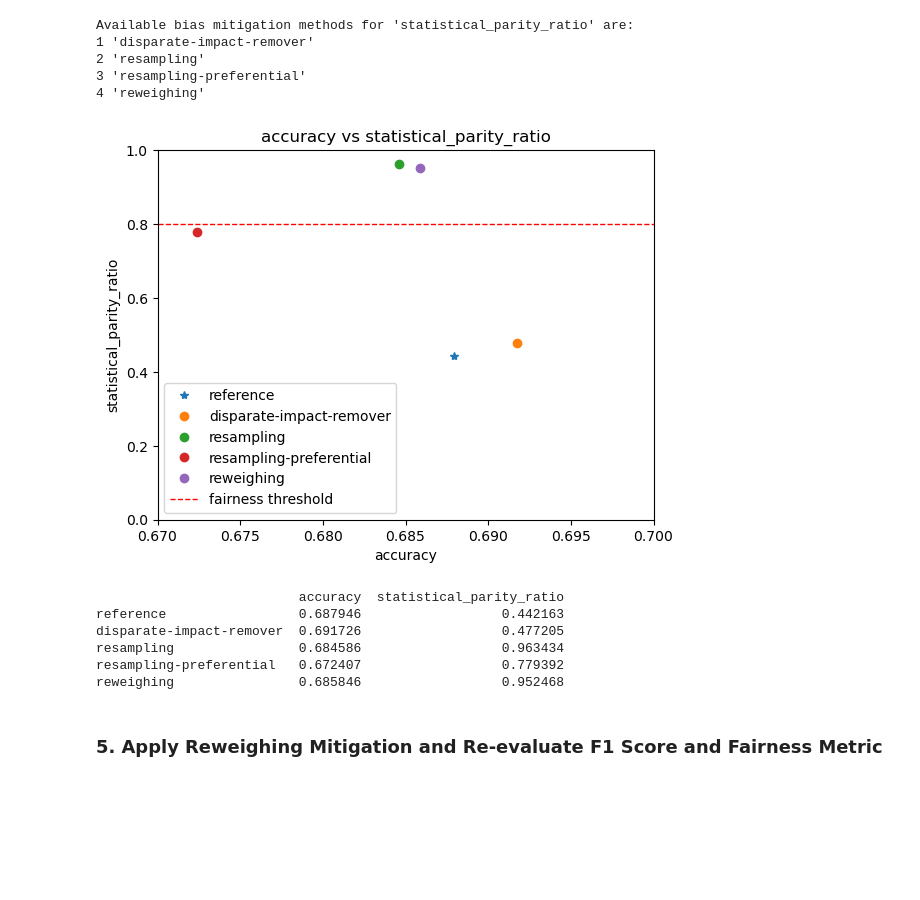
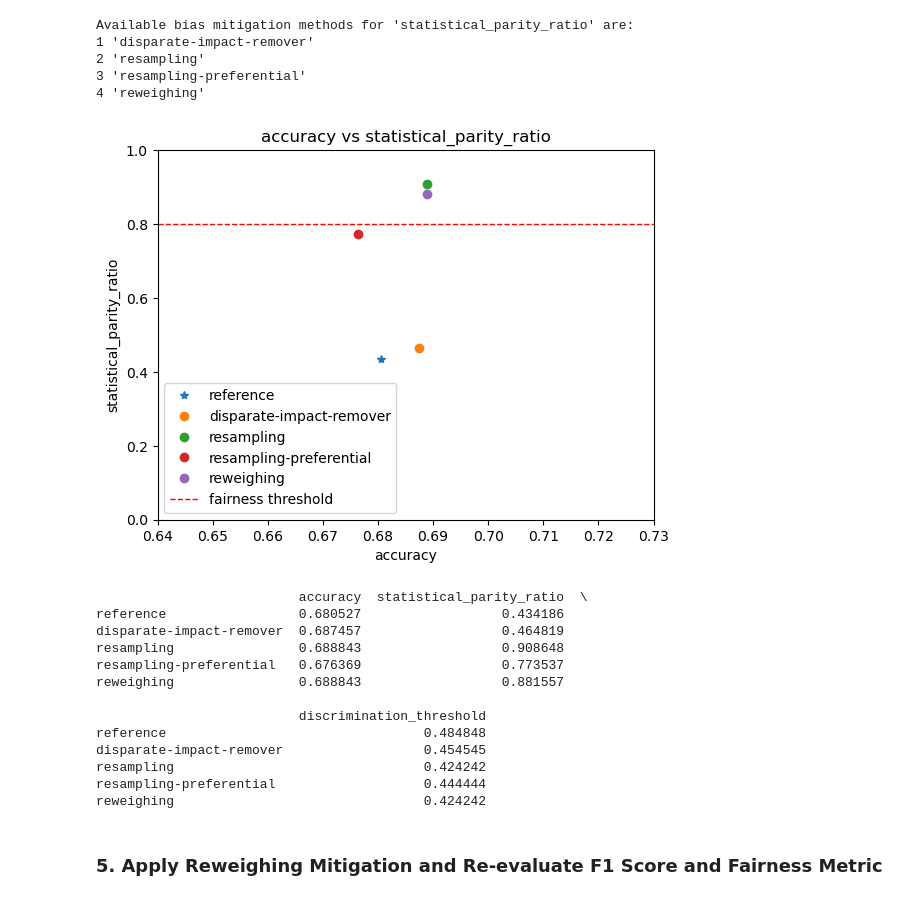
Before and after one commit to EqualityAI/EqualityML, a Jupyter notebook: notebooks/threshold-accuracy.ipynb, the cells around one changed output. Cells and saved outputs as stored; diff of their text form; code cells hidden in the pictures; blank space fills up the shorter version.

```diff
--- a/notebooks/threshold-accuracy.ipynb
+++ b/notebooks/threshold-accuracy.ipynb
@@ -57,7 +57,7 @@ processed_data.head()
 | 4 | 0 | 1 | 0 | 0 | 2 | 1.0 | 43 |
 # %%
 # Training and testing dataset split
-X_train, X_test, y_train, y_test = train_test_split(processed_data, y, test_size=0.33, random_state=random_seed)
+X_train, X_test, y_train, y_test = train_test_split(processed_data, y, test_size=0.2, random_state=random_seed)
 # %%
 # Train a machine learning model (for example LogisticRegression)
 orig_ml_model = LogisticRegression()
@@ -70,12 +70,15 @@ training_data = pd.concat([X_train, y_train], axis=1)
 # %% [markdown]
 ### 2. Optimal Discrimination Threshold for Accuracy
 # %%
+decision_maker = ['accuracy', 'max']
+scoring = "accuracy"
 # Discrimination Threshold
 threshold = discrimination_threshold(orig_ml_model,
-                                     pd.concat([training_data, testing_data]),
                                      target_var,
-                                     decision_maker=['accuracy', 'max'],
-                                     metrics=['accuracy'],
+                                     training_data=training_data,
+                                     testing_data=testing_data,
+                                     decision_maker=decision_maker,
+                                     metrics=[decision_maker[0]],
                                      show=True,
                                      random_seed=random_seed)
 print(f"Discrimination Threshold = {threshold:.3f}")
@@ -121,18 +124,27 @@ Available bias mitigation methods for 'statistical_parity_ratio' are:
 3 'resampling-preferential'
 4 'reweighing'
 # %%
-df = fair_object.compare_mitigation_methods(metric_name='statistical_parity_ratio',
-                                            scoring="accuracy",
-                                            show=True)
+df = fair_object.compare_mitigation_methods(metric_name=metric_name,
+                                            scoring=scoring,
+                                            show=True,
+                                            compute_discrimination_threshold=True,
+                                            decision_maker=decision_maker)
 print(df)
 # %% [output]
-[figure, old version]
+[figure, new version]
-                          accuracy  statistical_parity_ratio
-reference                 0.687946                  0.442163
-disparate-impact-remover  0.691726                  0.477205
-resampling                0.684586                  0.963434
-resampling-preferential   0.672407                  0.779392
-reweighing                0.685846                  0.952468
+                          accuracy  statistical_parity_ratio  \
+reference                 0.680527                  0.434186
+disparate-impact-remover  0.687457                  0.464819
+resampling                0.688843                  0.908648
+resampling-preferential   0.676369                  0.773537
+reweighing                0.688843                  0.881557
+
+                          discrimination_threshold
+reference                                 0.484848
+disparate-impact-remover                  0.454545
+resampling                                0.424242
+resampling-preferential                   0.444444
+reweighing                                0.424242
 # %% [markdown]
 ### 5. Apply Reweighing Mitigation and Re-evaluate F1 Score and Fairness Metric
 # %%
```
Also changed, not shown: parts of 11 cells of this notebook, 3 other files.
